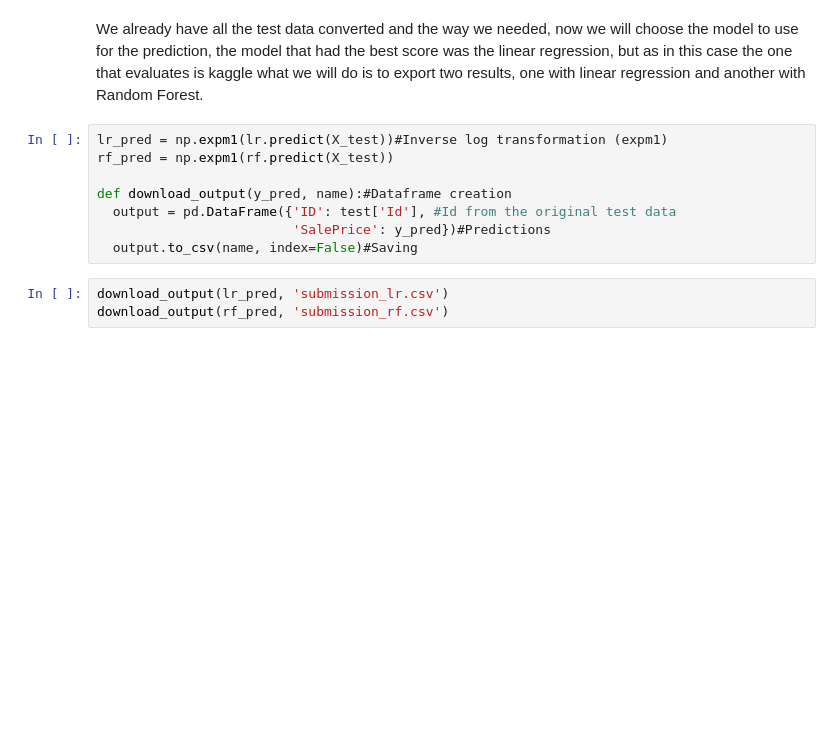
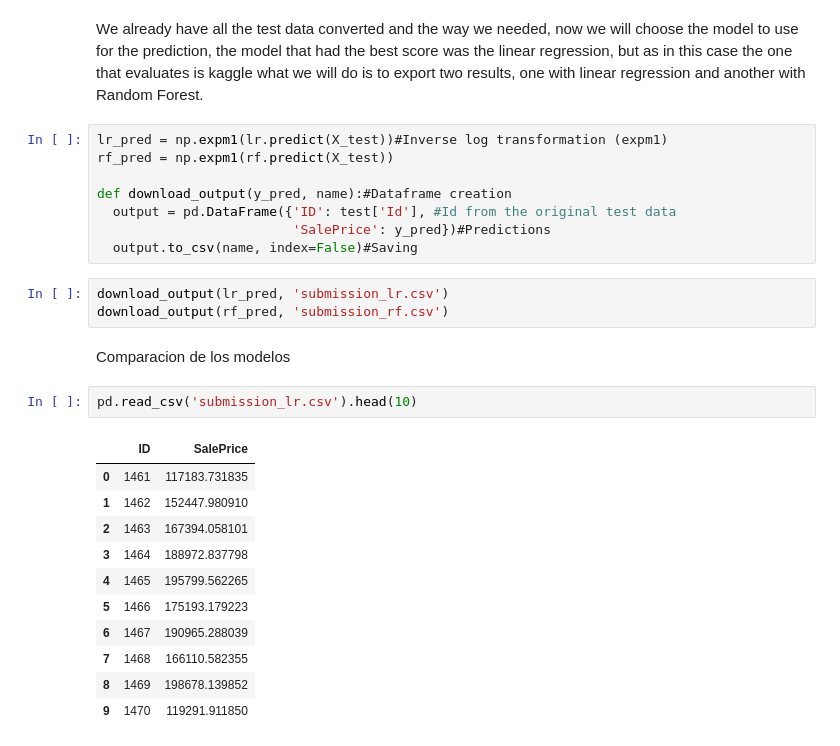
Before and after one commit to SantiiMorales/House-Prediction-ML, a Jupyter notebook: analysis.ipynb, the cells around one changed output. Drawn from its saved outputs; the diff is of its cells as text; blank space fills up the shorter version.

```diff
--- a/analysis.ipynb
+++ b/analysis.ipynb
@@ -569,3 +569,19 @@ def download_output(y_pred, name):#Dataframe creation
 # %%
 download_output(lr_pred, 'submission_lr.csv')
 download_output(rf_pred, 'submission_rf.csv')
+# %% [markdown]
+Comparacion de los modelos
+# %%
+pd.read_csv('submission_lr.csv').head(10)
+# %% [output]
+|  | ID | SalePrice |
+| 0 | 1461 | 117183.731835 |
+| 1 | 1462 | 152447.980910 |
+| 2 | 1463 | 167394.058101 |
+| 3 | 1464 | 188972.837798 |
+| 4 | 1465 | 195799.562265 |
+| 5 | 1466 | 175193.179223 |
+| 6 | 1467 | 190965.288039 |
+| 7 | 1468 | 166110.582355 |
+| 8 | 1469 | 198678.139852 |
+| 9 | 1470 | 119291.911850 |
```
Also changed, not shown: parts of 3 cells of this notebook.
